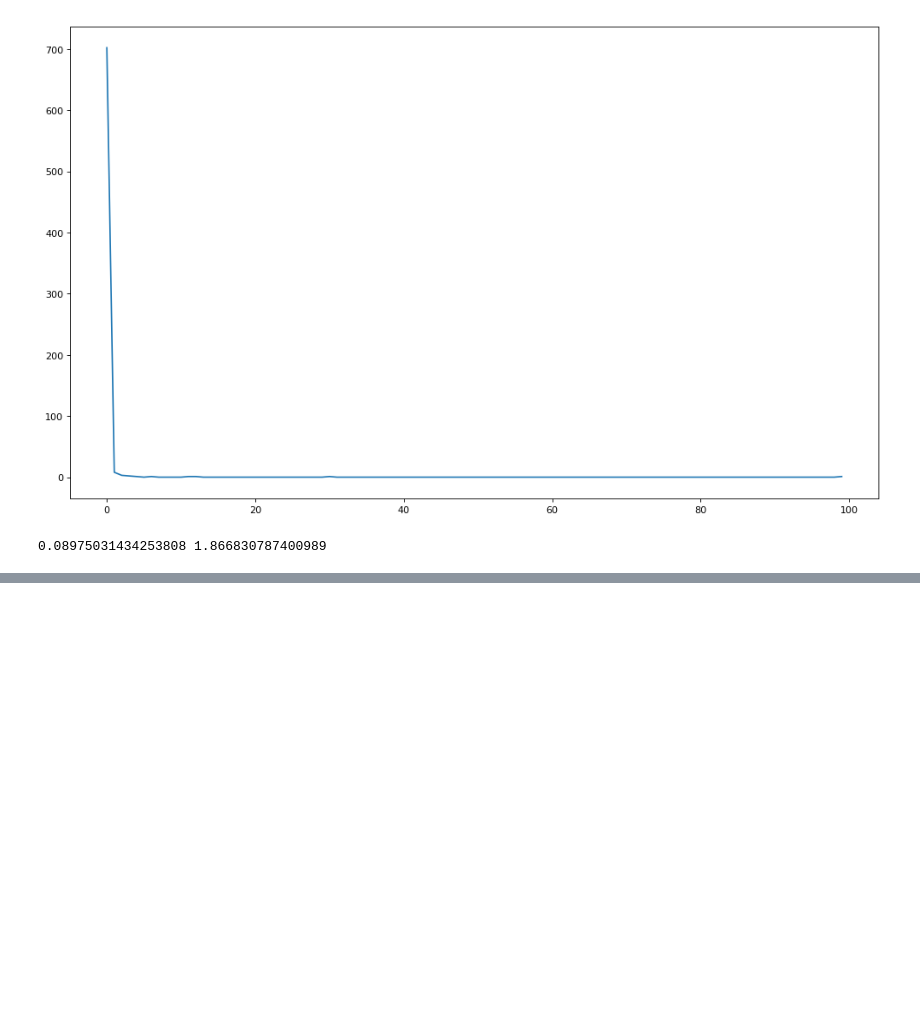
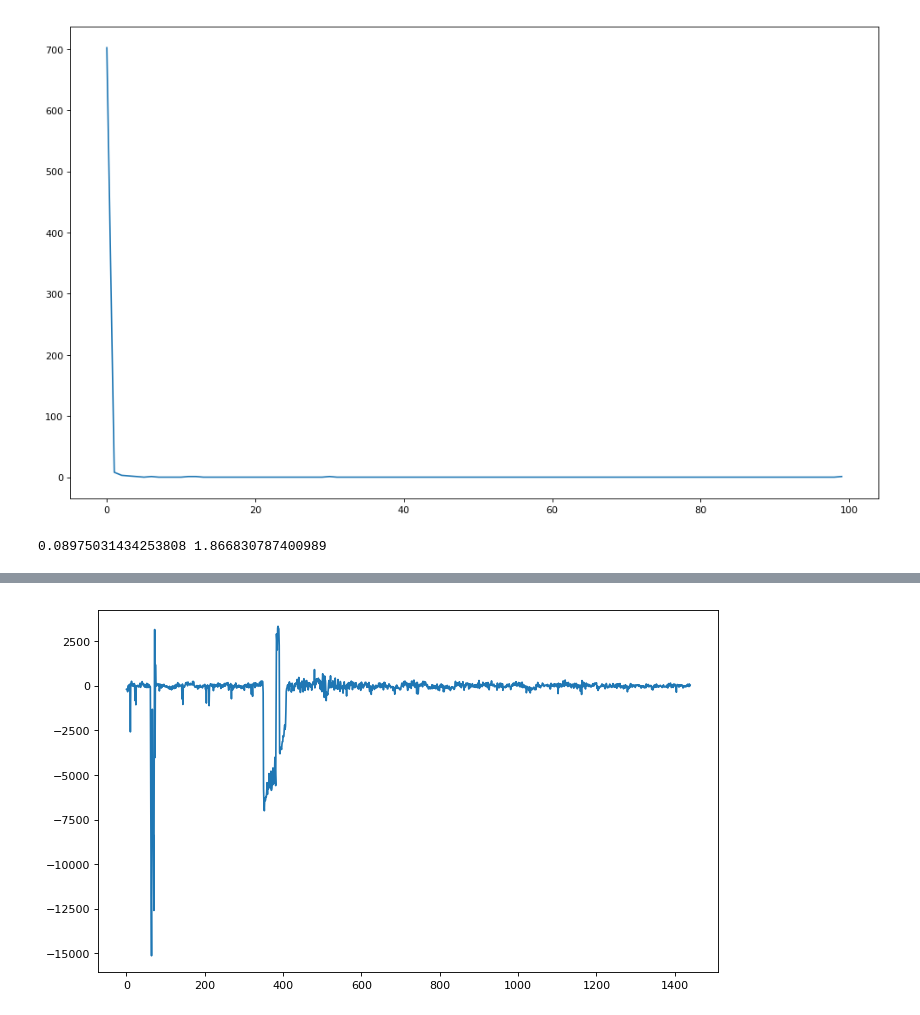
Before and after one commit to Klimmy/ssa-cardiff-seminar, a Jupyter notebook: python/Data preparation.ipynb, the cells around one changed output, grey strips where cells are left out. Cells and saved outputs as stored; diff of their text form; code cells hidden in the pictures; blank space fills up the shorter version.

```diff
--- a/python/Data preparation.ipynb
+++ b/python/Data preparation.ipynb
@@ -236,0 +255,6 @@ print(result_clean, result_fraud)
+# %%
+plt.figure(figsize=(10, 6), dpi=80)
+plt.plot(ts - ts_trend)
+plt.show()
+# %% [output]
+[figure, added]
```
Also changed, not shown: parts of 14 cells of this notebook.
